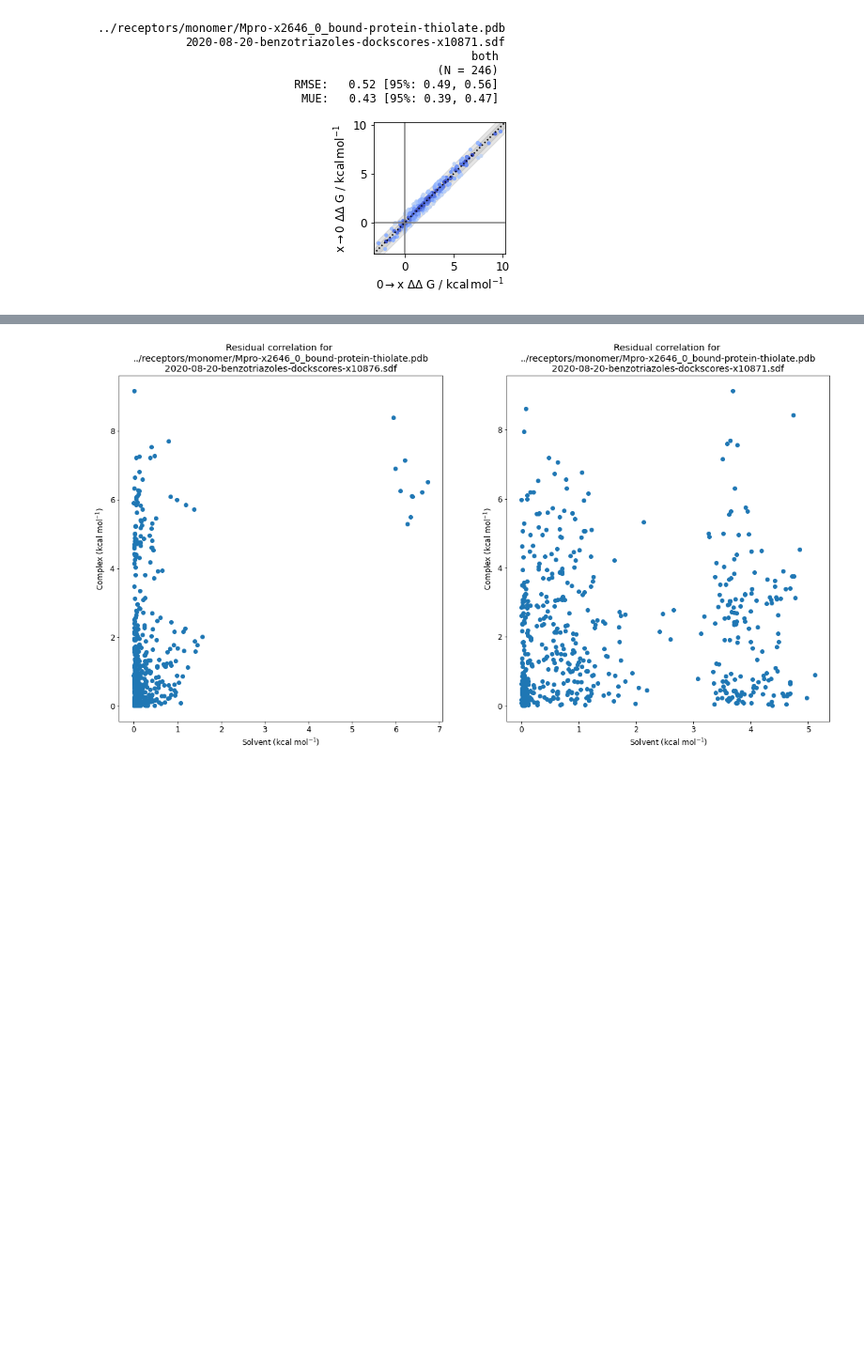
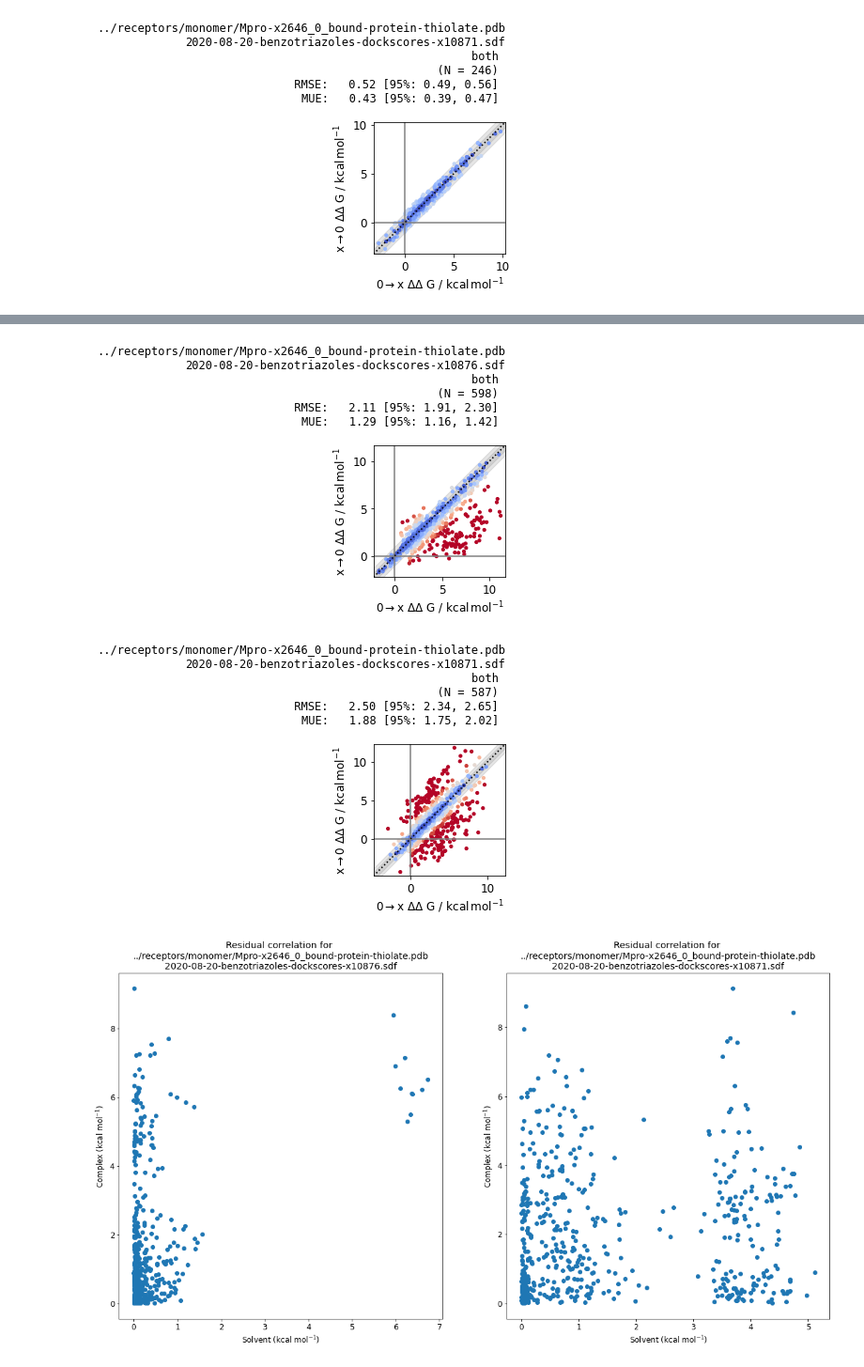
Before and after one commit to choderalab/fah-xchem-notebooks, a Jupyter notebook: analysis/sprint-3/ANALYSIS-Sprint-3.ipynb, the cells around one changed output, grey strips where cells are left out. Shown at 94% size. Cells and saved outputs as stored; diff of their text form; code cells hidden in the pictures; blank space fills up the shorter version.

Commit message:
update notebook and add filtered ligands pdf

```diff
--- a/analysis/sprint-3/ANALYSIS-Sprint-3.ipynb
+++ b/analysis/sprint-3/ANALYSIS-Sprint-3.ipynb
@@ -608,0 +645,11 @@ dict_keys([('../receptors/monomer/Mpro-x2646_0_bound-protein-thiolate.pdb', '202
+# %%
+lig_fb_overlap_10876 = {}
+
+for ligand in r[('../receptors/monomer/Mpro-x2646_0_bound-protein-thiolate.pdb', '2020-08-20-benzotriazoles-dockscores-x10876.sdf', 'comb')].values():
+    if ligand[0] < -1:
+
+        for run in backwards_data['runs']:
+
+            if run['details']['start_title'] == ligand[2] and run['details']['ligand'] == '2020-08-20-benzotriazoles-dockscores-x10876.sdf':
+                lig_fb_overlap_10876[ligand[2]] = {'DDG': ligand[0], 'dDDG': ligand[1], 'SMILES': run['details']['start_smiles']}
+                print(f"title: {ligand[2]}, DDG: {ligand[0]}, dDDG: {ligand[1]}, SMILES: {run['details']['start_smiles']}")
@@ -608,0 +662,9 @@ dict_keys([('../receptors/monomer/Mpro-x2646_0_bound-protein-thiolate.pdb', '202
+# %%
+lig_fb_overlap_10871 = {}
+
+for ligand in r[('../receptors/monomer/Mpro-x2646_0_bound-protein-thiolate.pdb','2020-08-20-benzotriazoles-dockscores-x10871.sdf', 'comb')].values():
+    if ligand[0] < -1:
+        for run in backwards_data['runs']:
+            if run['details']['start_title'] == ligand[2] and run['details']['ligand'] == '2020-08-20-benzotriazoles-dockscores-x10876.sdf':
+                lig_fb_overlap_10871[ligand[2]] = {'DDG': ligand[0], 'dDDG': ligand[1], 'SMILES': run['details']['start_smiles']}
+                print(f"title: {ligand[2]}, DDG: {ligand[0]}, dDDG: {ligand[1]}, SMILES: {run['details']['start_smiles']}")
@@ -614,3 +927,63 @@ dict_keys([('../receptors/monomer/Mpro-x2646_0_bound-protein-thiolate.pdb', '202
+# %%
+to_delete = []
+
+# make combined graphs that have "both" directions (forwards and backwards), these will contain the average DDG
+comb_graphs = [t for t in graphs if 'both' in t]
+
+for t in comb_graphs:
+    old_graph = graphs[t]
+    graphs[(t[0],t[1],'comb')] = nx.DiGraph()
+    r[(t[0],t[1],'comb')] = {}
+    new_graph = graphs[(t[0],t[1],'comb')]
+    x = []
+    y = []
+    for edge in old_graph.edges(data=True):
+        if edge[0] == 0:
+            if old_graph.has_edge(edge[1],edge[0]):
+
+                    x.append(-edge[2]['calc_DDG']) # forwards transformation, define as -ve
+                    y.append(old_graph.get_edge_data(edge[1],edge[0])['calc_DDG']) # backwards transformation, define as +ve
+
+                    DDG = 0.5*(-edge[2]['calc_DDG'] + old_graph.get_edge_data(edge[1],edge[0])['calc_DDG'])
+                    dDDG = (edge[2]['calc_dDDG']**2 + old_graph.get_edge_data(edge[1],edge[0])['calc_dDDG']**2)**0.5
+                    # DDG_low = 0.5*(edge[2]['calc_DDG_low']-old_graph.get_edge_data(edge[1],edge[0])['calc_DDG_low']) # this isn't right
+                    # DDG_high = 0.5*(edge[2]['calc_DDG_high']-old_graph.get_edge_data(edge[1],edge[0])['calc_DDG_high']), # this isn't right
+
+                    new_graph.add_edge(edge[0],edge[1],
+                                   start_title=edge[2]['start_title'],
+                                   end_title=edge[2]['end_title'],
+                                   calc_DDG=DDG,
+                                   calc_dDDG=dDDG,
+                                   #calc_DDG_low=DDG_low,
+                                   #calc_DDG_high=DDG_high,
+                                   #calc_dDDG=(edge[2]['calc_dDDG']**2+old_graph.get_edge_data(edge[1],edge[0])['calc_dDDG']**2)**0.5,
+                                   exp_DDG=0.,
+                                   exp_dDDG=0.1)
+
+                    if edge[1] in r[(t[0],t[1], 'comb')]:
+                        print(edge[1])
+
+                    else:
+                        #r[(t[0],t[1], 'comb')][edge[1]] = [DDG, DDG_low, DDG_high]
+                        r[(t[0],t[1], 'comb')][edge[1]] = [DDG, dDDG]
+
+    if len(x) > 0 :
+        plotting._master_plot(
+            np.asarray(x), # the forwards transformation
+            np.asarray(y), # the backwards transformation
+            title=f"{t[0]}\n{t[1]}\n{t[2]}",
+            xlabel=r'0$\rightarrow$x',
+            ylabel=r'x$\rightarrow$0'
+            )
+
+    to_delete.append(t)
+
+# remove the graph ('both') to keep things clean
+for d in to_delete:
+    del graphs[d]
+# %% [output]
+[figure, added]
+[figure, added]
 # %%
 residuals = {}
 for p in r.keys():
```
Also changed, not shown: parts of 24 cells of this notebook, 2 other files.
